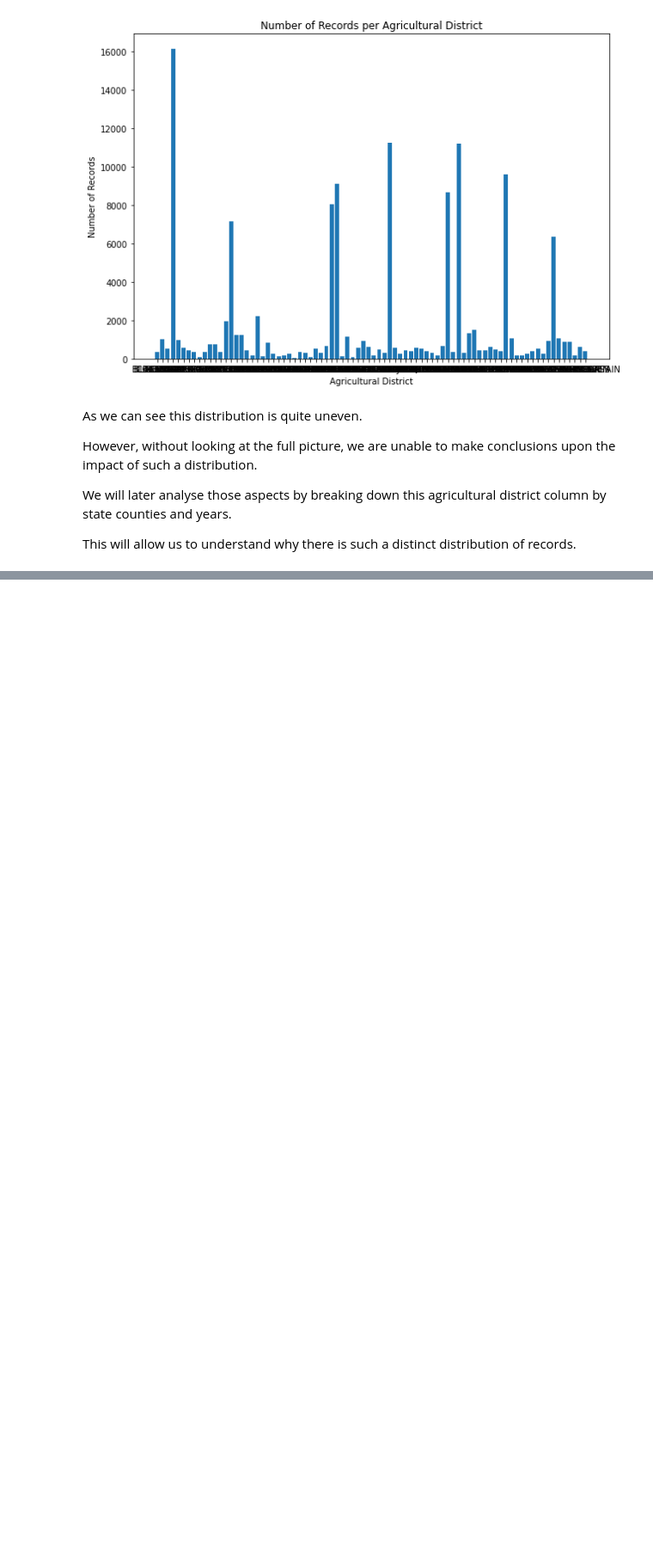
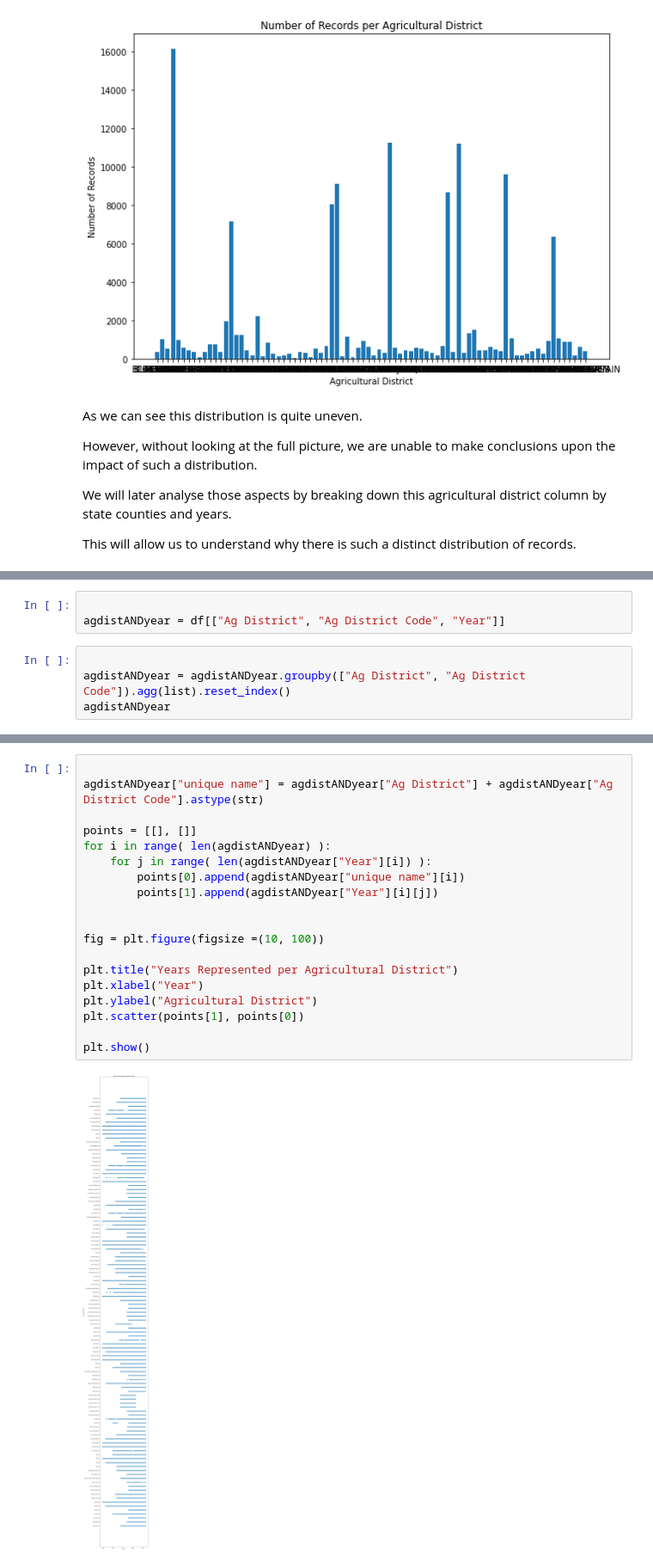
Before and after one commit to atabou/CMPS276_Data_Science_Project, a Jupyter notebook: EDA.ipynb, the cells around one changed output, grey strips where cells are left out. Shown: that part at 86% size. Saved outputs shown, nothing was run; the diff lists cells and outputs as text; blank space fills up the shorter version.

Commit message:
Added EDA for District vs. Year

```diff
--- a/EDA.ipynb
+++ b/EDA.ipynb
@@ -359,0 +368,7 @@ This will allow us to understand why there is such a distinct distribution of re
+# %%
+
+agdistANDyear = df[["Ag District", "Ag District Code", "Year"]]
+# %%
+
+agdistANDyear = agdistANDyear.groupby(["Ag District", "Ag District Code"]).agg(list).reset_index()
+agdistANDyear
@@ -359,0 +398,21 @@ This will allow us to understand why there is such a distinct distribution of re
+# %%
+
+agdistANDyear["unique name"] = agdistANDyear["Ag District"] + agdistANDyear["Ag District Code"].astype(str)
+
+points = [[], []]
+for i in range( len(agdistANDyear) ):
+    for j in range( len(agdistANDyear["Year"][i]) ):
+        points[0].append(agdistANDyear["unique name"][i])
+        points[1].append(agdistANDyear["Year"][i][j])
+
+
+fig = plt.figure(figsize =(10, 100))
+
+plt.title("Years Represented per Agricultural District")
+plt.xlabel("Year")
+plt.ylabel("Agricultural District")
+plt.scatter(points[1], points[0])
+
+plt.show()
+# %% [output]
+[figure, added]
```
Also changed, not shown: parts of 6 cells of this notebook.
